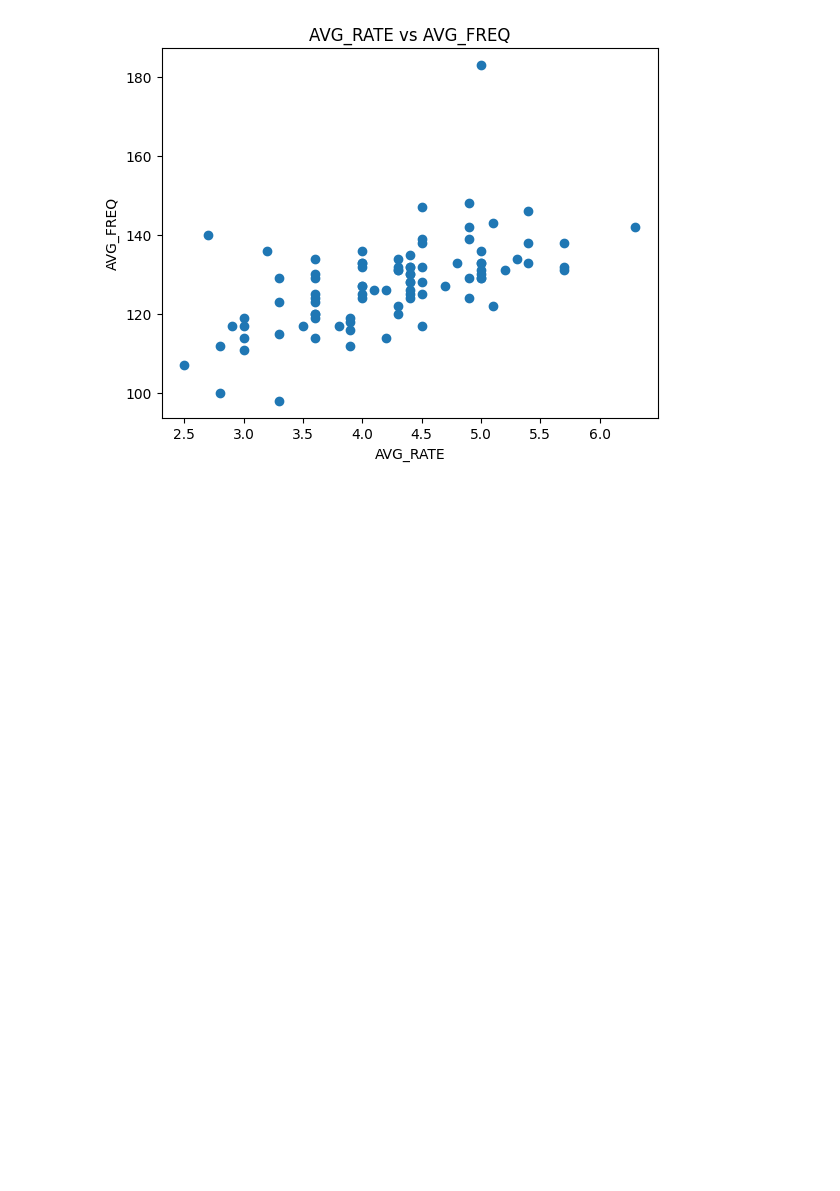
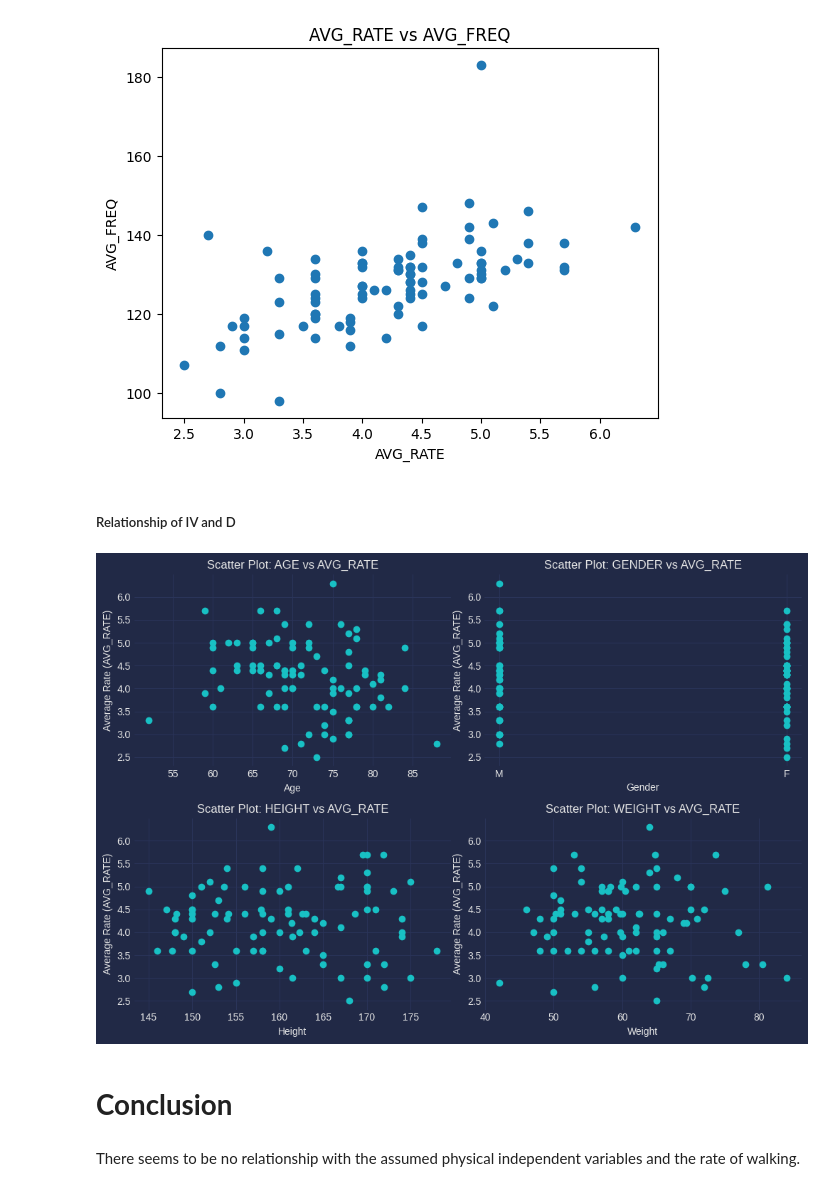
Before and after one commit to mihkuno/GAIT, a Jupyter notebook: main.ipynb, the cells around one changed output. Cells and saved outputs as stored; diff of their text form; code cells hidden in the pictures; blank space fills up the shorter version.

```diff
--- a/main.ipynb
+++ b/main.ipynb
@@ -272,3 +272,48 @@ plt.ylabel('AVG_FREQ')
 plt.show()
 # %% [output]
 [figure]
+# %% [markdown]
+##### Relationship of IV and D
+# %%
+import matplotlib.pyplot as plt
+import matplotlib.style as style
+style.use("https://raw.githubusercontent.com/mihkuno/GAITZEN/main/theme.mplstyle")
+
+# Set up subplots
+fig, axes = plt.subplots(nrows=2, ncols=2, figsize=(10, 7))
+
+# Scatter plot for AGE
+axes[0, 0].scatter(df['AGE'], df['AVG_RATE'])
+axes[0, 0].set_xlabel('Age')
+axes[0, 0].set_ylabel('Average Rate (AVG_RATE)')
+axes[0, 0].set_title('Scatter Plot: AGE vs AVG_RATE')
+
+# Scatter plot for GENDER
+axes[0, 1].scatter(df['GENDER'], df['AVG_RATE'])
+axes[0, 1].set_xlabel('Gender')
+axes[0, 1].set_ylabel('Average Rate (AVG_RATE)')
+axes[0, 1].set_title('Scatter Plot: GENDER vs AVG_RATE')
+
+# Scatter plot for HEIGHT
+axes[1, 0].scatter(df['HEIGHT'], df['AVG_RATE'])
+axes[1, 0].set_xlabel('Height')
+axes[1, 0].set_ylabel('Average Rate (AVG_RATE)')
+axes[1, 0].set_title('Scatter Plot: HEIGHT vs AVG_RATE')
+
+# Scatter plot for WEIGHT
+axes[1, 1].scatter(df['WEIGHT'], df['AVG_RATE'])
+axes[1, 1].set_xlabel('Weight')
+axes[1, 1].set_ylabel('Average Rate (AVG_RATE)')
+axes[1, 1].set_title('Scatter Plot: WEIGHT vs AVG_RATE')
+
+# Adjust layout
+plt.tight_layout()
+
+# Show the plots
+plt.show()
+# %% [output]
+[figure, added]
+# %% [markdown]
+# **Conclusion**
+# %% [markdown]
+There seems to be no relationship with the assumed physical independent variables and the rate of walking.
```
